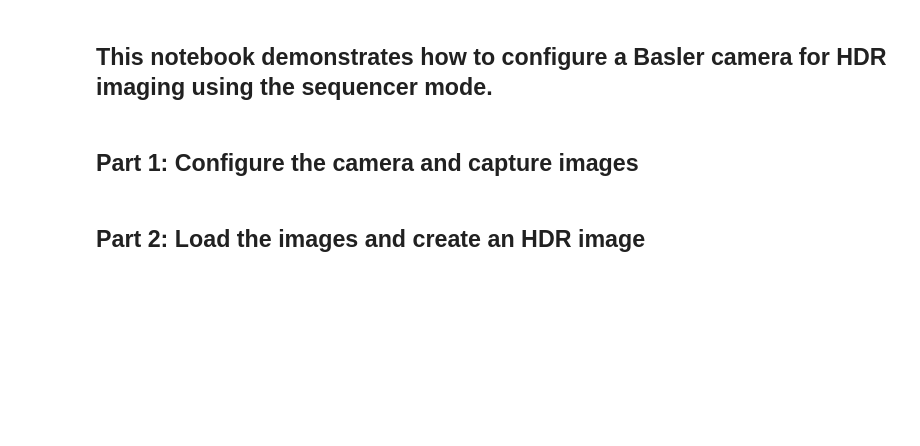
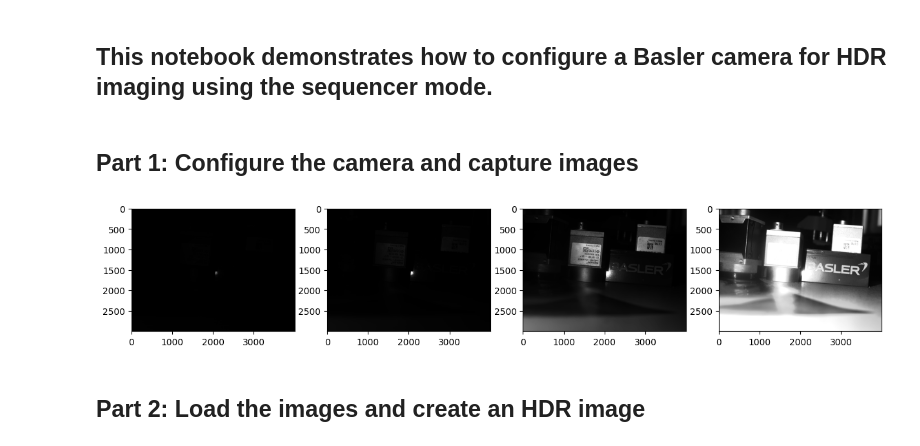
Before and after one commit to basler/pypylon-samples, a Jupyter notebook: notebooks/full_HDR_multiexposure_example.ipynb, the cells around one changed output. Drawn from its saved outputs; the diff is of its cells as text; code cells hidden in the pictures; blank space fills up the shorter version.

Commit message:
Refactor HDR imaging notebook to enhance camera configuration and image processing steps

```diff
--- a/notebooks/full_HDR_multiexposure_example.ipynb
+++ b/notebooks/full_HDR_multiexposure_example.ipynb
@@ -15,8 +36,5 @@ Path(destination_folder).mkdir(parents=True, exist_ok=True)
 # %%
-# use the Basler Pylon SDK to access the camera
-camera = py.InstantCamera(py.TlFactory.GetInstance().CreateFirstDevice())
-camera.Open()
-
+# Configure the sequencer mode to set up the exposure times
 try:
     # disable the sequencer mode if it is already active and enter configuration mode
     camera.SequencerMode.Value = "Off"
@@ -26,7 +44,7 @@ try:
     for set_index, exposure_time in enumerate(exposure_times_us):
         # Load the current sequencer set
         camera.SequencerSetSelector.Value = set_index
-        camera.SequencerSetLoad.Execute()
+        #camera.SequencerSetLoad.Execute()
         # Set the exposure time for the current sequencer set
         camera.ExposureTime.Value = exposure_time
         # setup the path for the sequencer, return to the first set after the last one
@@ -42,13 +60,4 @@ except py.LogicalErrorException as error:
     print("Camera does not support sequencer configuration mode.")
     camera.Close()
     exit(1)
-# %%
-# only mono images are supported by the example transformation,
-# but if you try this with a color camera, you have to disable color processing
-try:
-    camera.ColorSpace.Value = "Off"
-    camera.BalanceWhiteAuto.Value = "Off"
-except py.LogicalErrorException:
-    # The camera does not support color processing, so we can ignore this error
-    pass
 # %%
@@ -72,16 +77,28 @@ camera.SequencerMode.Value = "On"
 timeout_ms = int(1000 / camera.BslResultingTransferFrameRate.Value + 1000)
 # %%
 # finally, start the camera grabbing process and trigger the burst
-camera.StartGrabbing(py.GrabStrategy_OneByOne)
-camera.ExecuteSoftwareTrigger()
 
-# grab the images and save them to disk
 py_image = py.PylonImage()
-for i in range(len(exposure_times_us)):
-    with camera.RetrieveResult(timeout_ms, py.TimeoutHandling_ThrowException) as grab_result:
-        if grab_result.GrabSucceeded():
-            py_image.AttachGrabResultBuffer(grab_result)
-            py_image.Save(imageFileFormat=py.ImageFileFormat_Tiff,
-                          filename=f"raw_image/img_{exposure_times_us[i]}us.tiff")
-        else:
-            print(f"Error: {grab_result.ErrorCode} - {grab_result.ErrorDescription}")
+try:
+    camera.StartGrabbing(py.GrabStrategy_OneByOne)
+    camera.ExecuteSoftwareTrigger()
+
+
+    # grab the images and save them to disk
+    plt.figure(figsize=(15, 3))
+    for i in range(len(exposure_times_us)):
+        with camera.RetrieveResult(timeout_ms, py.TimeoutHandling_ThrowException) as grab_result:
+            if grab_result.GrabSucceeded():
+                py_image.AttachGrabResultBuffer(grab_result)
+                py_image.Save(imageFileFormat=py.ImageFileFormat_Tiff,
+                              filename=f"raw_image/img_{exposure_times_us[i]}us.tiff")
+                plt.subplot(1, len(exposure_times_us), i + 1)
+                plt.imshow(grab_result.Array, cmap='gray')
+            else:
+                print(f"Error: {grab_result.ErrorCode} - {grab_result.ErrorDescription}")
+    # release the image and stop the camera
+finally:
+    py_image.Release()
+    camera.StopGrabbing()
+# %% [output]
+[figure, added]
```
Also changed, not shown: parts of 10 cells of this notebook.
